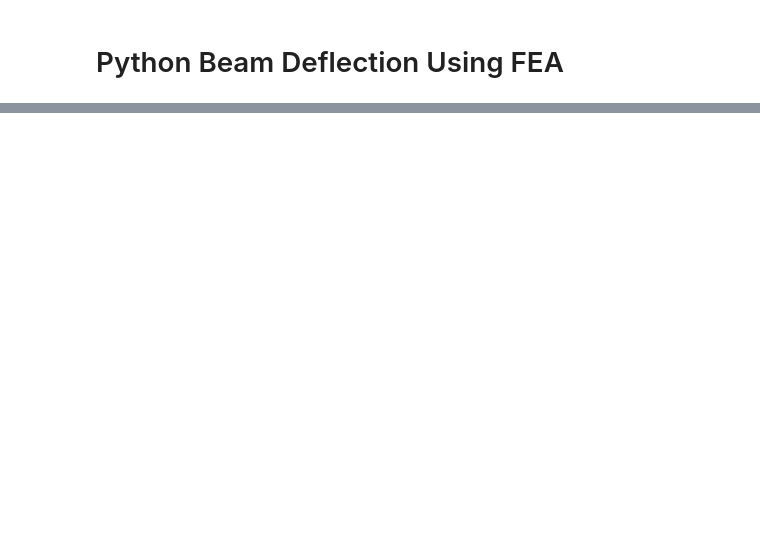
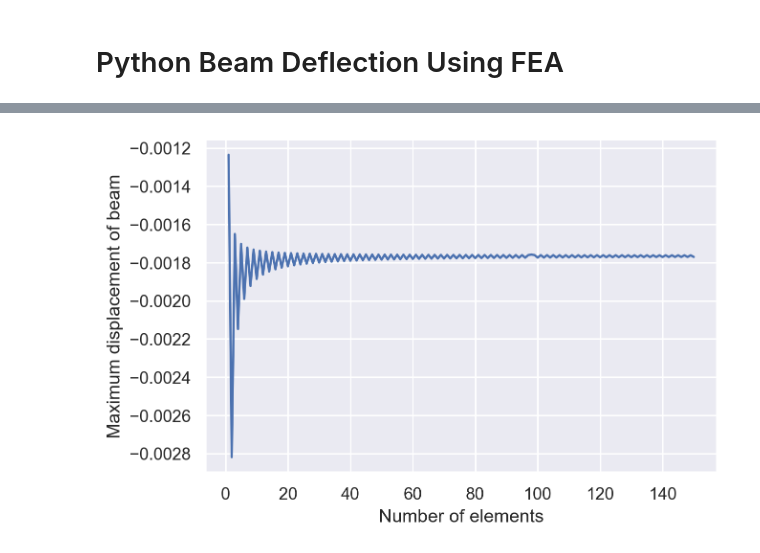
Before and after one commit to MichaszJ/python-beam-FEA, a Jupyter notebook: beam-deflection.ipynb, the cells around one changed output, grey strips where cells are left out. Saved outputs shown, nothing was run; the diff lists cells and outputs as text; code cells hidden in the pictures; blank space fills up the shorter version.

```diff
--- a/beam-deflection.ipynb
+++ b/beam-deflection.ipynb
@@ -15,0 +28,9 @@ b1.plot()
+# %%
+start = time.time()
+elems = list(np.linspace(1, 150, 150))
+maxes = []
+for element in elems:
+    beam = Beam(int(element), endpoints, forces, 2, 82.74e9, 0.00001956)
+    maxes.append(beam.get_max_deflect())
+
+print('Elapsed time for {0} beams: {1}'.format(len(elems), time.time() - start))
@@ -15,0 +39,9 @@ b1.plot()
+# %%
+sns.set()
+plt.figure(dpi=230)
+plt.plot(elems, maxes)
+plt.xlabel('Number of elements')
+plt.ylabel('Maximum displacement of beam')
+plt.show()
+# %% [output]
+[figure, added]
```
Also changed, not shown: parts of 6 cells of this notebook, 1 other file.
